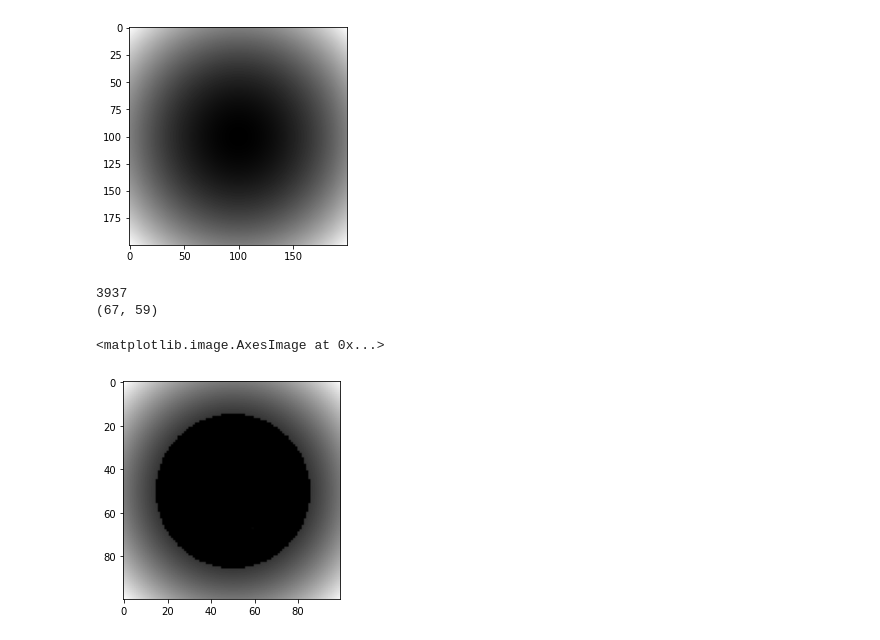
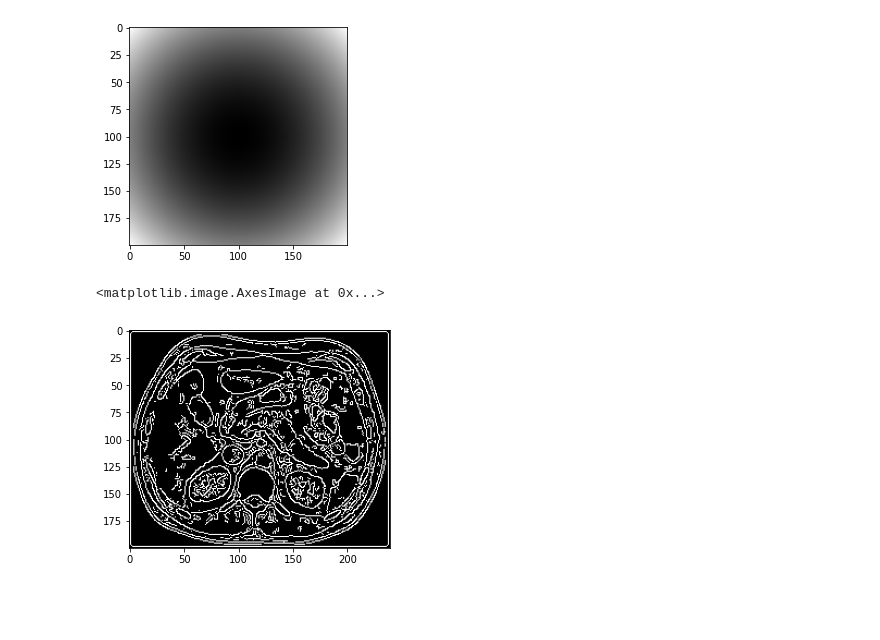
Before and after one commit to chasewes/Novarad_Playground, a Jupyter notebook: level_trace.ipynb, the cells around one changed output. Drawn from its saved outputs; the diff is of its cells as text; code cells hidden in the pictures; blank space fills up the shorter version.

```diff
--- a/level_trace.ipynb
+++ b/level_trace.ipynb
@@ -51,52 +59,51 @@ def get_neighbors(i,j,image):
 # %%
 def get_initial_threshold(x,y,image):
     neighbors = get_neighbors(x,y,image)
-    neighbors = [image[x[0],x[1]] for x in neighbors]
-    return np.median(neighbors)
+    neighbors = np.array([image[x[0],x[1]] for x in neighbors])
+    return np.max(neighbors), np.min(neighbors)
 
 def level_trace(x,y,image, threshold):
     visited = set()
     visited.add((x,y))
     to_visit = set()
     og_value = image[x,y]
     start = (x,y)
     curr_pixel = (x,y)
 
     i = 0
     while True:
         neighbors = get_neighbors(curr_pixel[0],curr_pixel[1],image)
         neighbors = [x for x in neighbors if x not in visited]
         to_visit.update([neighbor for neighbor in neighbors if image[neighbor] < threshold])
 
         if len(to_visit) == 0:
             break
         else:
             curr_pixel = to_visit.pop()
             visited.add(curr_pixel)
         i +=1
 
     return visited
 
-image = np.zeros((100, 100))
+image = plt.imread('abdominal-ct-scan2.jpg')
+upper, lower = get_initial_threshold(100,100,image)
 
-#create a image where the center is dark and the edges are light, but it's a circle
-for i in range(100):
-    for j in range(100):
-        image[i,j] = (i-50)**2 + (j-50)**2
+edges = cv.Canny(image, lower, upper)
+
+plt.imshow(edges, cmap='gray')
 
 
-threshold = get_initial_threshold(25,25,image)
 
-out = level_trace(25,25,image,threshold)
-print(len(out))
-print(out.pop())
-for i in out:
-    image[i] = 255
+# threshold = get_initial_threshold(25,25,image)
+
+# out = level_trace(25,25,image,threshold)
+# print(len(out))
+# print(out.pop())
+# for i in out:
+#     image[i] = 255
 
 
-plt.imshow(image, cmap='gray')
+# plt.imshow(image, cmap='gray')
 # %% [output]
-3937
-(67, 59)
+<matplotlib.image.AxesImage at 0x...>
-<matplotlib.image.AxesImage at 0x...>
-[figure, old version]
+[figure, new version]
```
Also changed, not shown: parts of 5 cells of this notebook, 2 other files.
